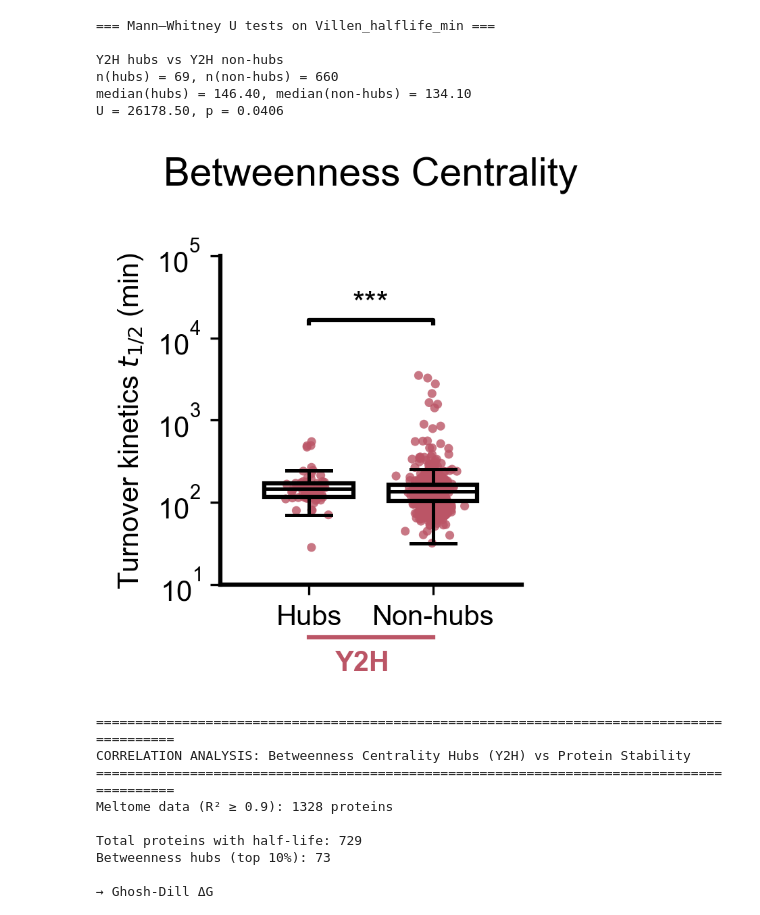
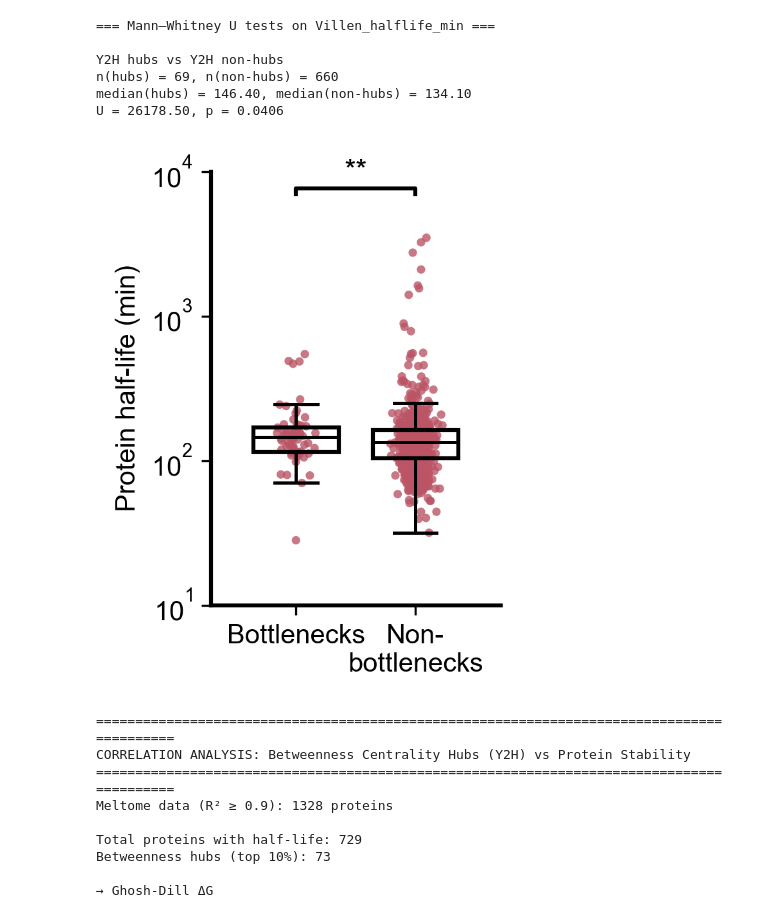
Before and after one commit to NCEMS/energetic-origins-of-PPI-connectivity, a Jupyter notebook: analysis-notebooks/from-muskan/Supp-5-figure-v2.ipynb, the cells around one changed output. Saved outputs shown, nothing was run; the diff lists cells and outputs as text; code cells hidden in the pictures.

```diff
--- a/analysis-notebooks/from-muskan/Supp-5-figure-v2.ipynb
+++ b/analysis-notebooks/from-muskan/Supp-5-figure-v2.ipynb
@@ -1012,7 +989,7 @@ for pos, (vals, color) in zip(positions, zip(group_vals, group_colors)):
 # --- Boxplots on top: outlines only, no fill, no fliers ---
 bp = ax.boxplot(
     group_vals,
-    labels=["Hubs", "Non-hubs"],
+    labels=["Bottlenecks", "Non-\nbottlenecks"],
     positions=[1, 1.7],
     widths=0.5,
     patch_artist=True,
@@ -1033,58 +1010,57 @@ for element in ["whiskers", "caps", "medians"]:
 
 # --- Axes styling ---
 ax.set_yscale("log")
-ax.set_ylim(1e1, 1e5)
+ax.set_ylim(1e1, 1e4)
 ax.minorticks_off()
 
-ax.set_ylabel(r"Turnover kinetics $t_{1/2}$ (min)")
-ax.set_title("Betweenness Centrality")
+ax.set_ylabel("Protein half-life (min)")
 
 ax.spines["top"].set_visible(False)
 ax.spines["right"].set_visible(False)
 ax.spines["left"].set_linewidth(1.5)
 ax.spines["bottom"].set_linewidth(1.5)
 
 # Set clean y-limits: from 0 down to a bit below the lowest value
 y_min = min(y2h_hub_vals.min(), y2h_nothub_vals.min())
 y_max = max(y2h_hub_vals.max(), y2h_nothub_vals.max())
 
 # Significance bracket slightly above the highest data point
-bracket_y = 15e3
+bracket_y = 7000
 
 # IMPORTANT: set ylim AFTER computing bracket_y
 #ax.set_ylim(y_min * 1.05, bracket_y + 8)
 
 # Draw bracket
-add_bracket_with_text(ax, positions[0], positions[1], bracket_y, "***")
+add_bracket_with_text(ax, positions[0], positions[1], bracket_y, "**")
 
 # === Horizontal lines + labels under the groups ===
 # Use x-axis transform so these sit below the x-axis, not in data (log) space
 trans = ax.get_xaxis_transform()  # x in data coords, y in axis fraction (0–1)
 
 # Y@H group label under x-axis
-ax.plot(
-    [1.0, 1.7], [-0.16, -0.16],
-    transform=trans,
-    clip_on=False,
-    color=Y2H_COLOR,
-    lw=1.5,
-)
-ax.text(
-    1.3, -0.20, "Y2H",
-    transform=trans,
-    ha="center",
-    va="top",
-    fontsize=10,
-    fontweight="bold",
-    color=Y2H_COLOR,
-)
+#ax.plot(
+#    [1.0, 1.7], [-0.16, -0.16],
+#    transform=trans,
+#    clip_on=False,
+#    color=Y2H_COLOR,
+#    lw=1.5,
+#)
+#ax.text(
+#    1.3, -0.20, "Y2H",
+#    transform=trans,
+#    ha="center",
+#    va="top",
+#    fontsize=10,
+#    fontweight="bold",
+#    color=Y2H_COLOR,
+#)
 
 plt.xticks(fontsize=10)
 plt.tight_layout()
 plt.savefig(f"{OUT_PATH}supp5e-1.svg")
 plt.show()
 # %% [output]
-[figure, old version]
+[figure, new version]
 # %%
 def calculate_hub_stability_correlations(df, hub_threshold_quantile=0.90):
     print("="*90)
```
Also changed, not shown: parts of 10 cells of this notebook, 29 other files.
